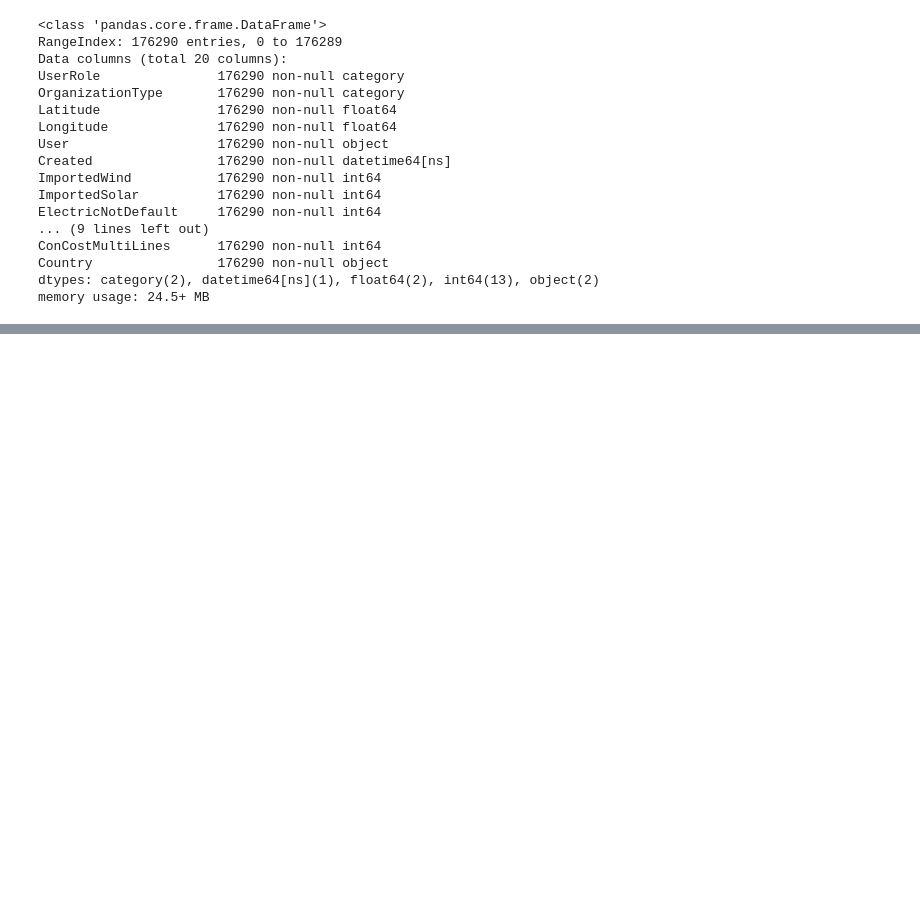
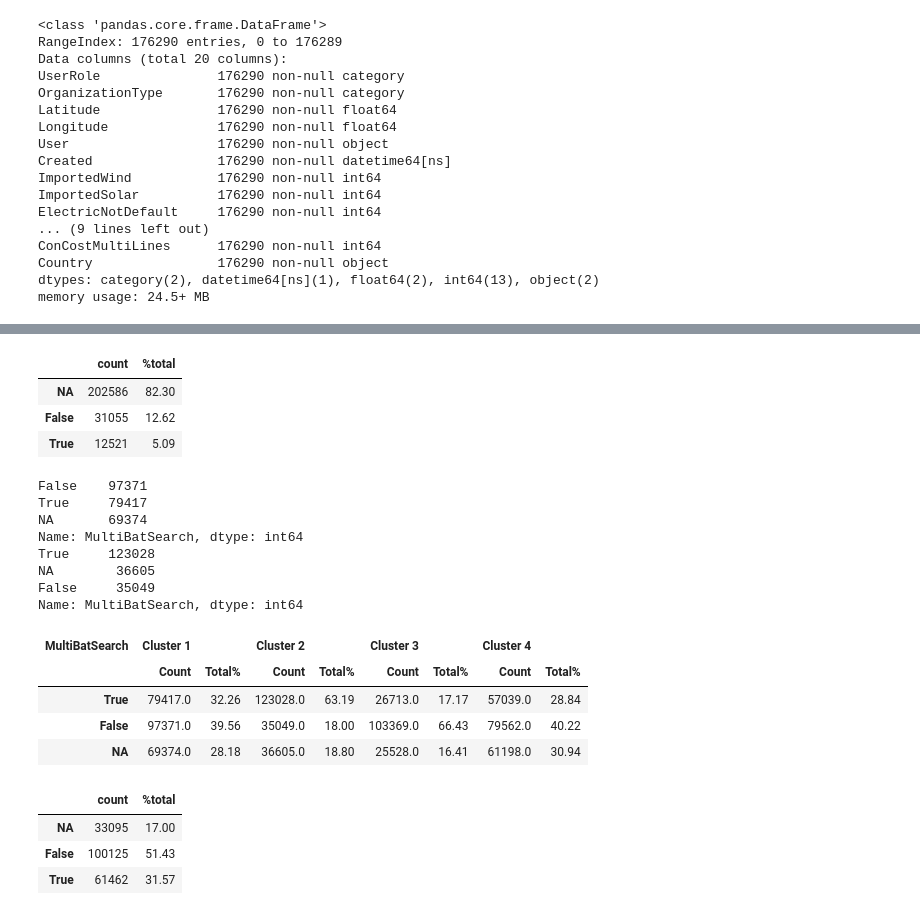
Before and after one commit to Stuart-D-King/homer_segmentation, a Jupyter notebook: homer_eda.ipynb, the cells around one changed output, grey strips where cells are left out. Cells and saved outputs as stored; diff of their text form; code cells hidden in the pictures; blank space fills up the shorter version.

```diff
--- a/homer_eda.ipynb
+++ b/homer_eda.ipynb
@@ -605,0 +640,69 @@ memory usage: 24.5+ MB
+# %%
+grps = C1_s.MultiGenSearch.value_counts(dropna=False)
+pct = [x / float(sum(grps)) for x in grps]
+
+s1 = pd.Series(grps.values, index=grps.index, name='count')
+s2 = pd.Series(pct, index=grps.index, name='%total')
+s2 = s2.apply(lambda x: round(x*100, 2))
+df_grp = pd.concat([s1, s2], axis=1)
+df_grp
+# %% [output]
+|  | count | %total |
+| NA | 202586 | 82.30 |
+| False | 31055 | 12.62 |
+| True | 12521 | 5.09 |
+# %%
+def by_cluster(col):
+    frames = []
+    clusters = [C1_s, C2_s, C3_s, C4_s]
+    for idx, cluster in enumerate(clusters):
+        grps = cluster[col].value_counts(dropna=False)
+        pct = [x / float(sum(grps)) for x in grps]
+
+        s1 = pd.Series(grps.values, index=grps.index, name='Count')
+        s2 = pd.Series(pct, index=grps.index, name='Total%')
+        s2 = s2.apply(lambda x: round(x*100, 2))
+
+        df_grp = pd.concat([s1, s2], axis=1)
+        df_grp =df_grp.reindex(['True', 'False', 'NA'])
+        frames.append(df_grp)
+
+    df_combo = pd.concat(frames, axis=1)
+    vals = df_combo.values
+
+    l1 = ['Cluster 1', 'Cluster 1', 'Cluster 2', 'Cluster 2', 'Cluster 3', 'Cluster 3', 'Cluster 4', 'Cluster 4']
+    l2 = ['Count', 'Total%', 'Count', 'Total%', 'Count', 'Total%', 'Count', 'Total%']
+
+    tuples = list(zip(l1, l2))
+    index = pd.MultiIndex.from_tuples(tuples, names=[col, ''])
+
+    dff = pd.DataFrame(vals, index=['True', 'False', 'NA'], columns=index)
+    return dff
+
+dff = by_cluster('MultiBatSearch')
+print(C1_s.MultiBatSearch.value_counts(dropna=False))
+print(C2_s.MultiBatSearch.value_counts(dropna=False))
+
+dff
+# %% [output]
+False    97371
+True     79417
+NA       69374
+Name: MultiBatSearch, dtype: int64
+True     123028
+NA        36605
+False     35049
+Name: MultiBatSearch, dtype: int64
+| MultiBatSearch | Cluster 1 |  | Cluster 2 |  | Cluster 3 |  | Cluster 4 |  |
+|  | Count | Total% | Count | Total% | Count | Total% | Count | Total% |
+| True | 79417.0 | 32.26 | 123028.0 | 63.19 | 26713.0 | 17.17 | 57039.0 | 28.84 |
+| False | 97371.0 | 39.56 | 35049.0 | 18.00 | 103369.0 | 66.43 | 79562.0 | 40.22 |
+| NA | 69374.0 | 28.18 | 36605.0 | 18.80 | 25528.0 | 16.41 | 61198.0 | 30.94 |
+# %%
+df_grp.sort_index(ascending=False)
+df_grp.reindex(['NA', 'False', 'True'])
+# %% [output]
+|  | count | %total |
+| NA | 33095 | 17.00 |
+| False | 100125 | 51.43 |
+| True | 61462 | 31.57 |
```
Also changed, not shown: parts of 22 cells of this notebook, 8 other files.
